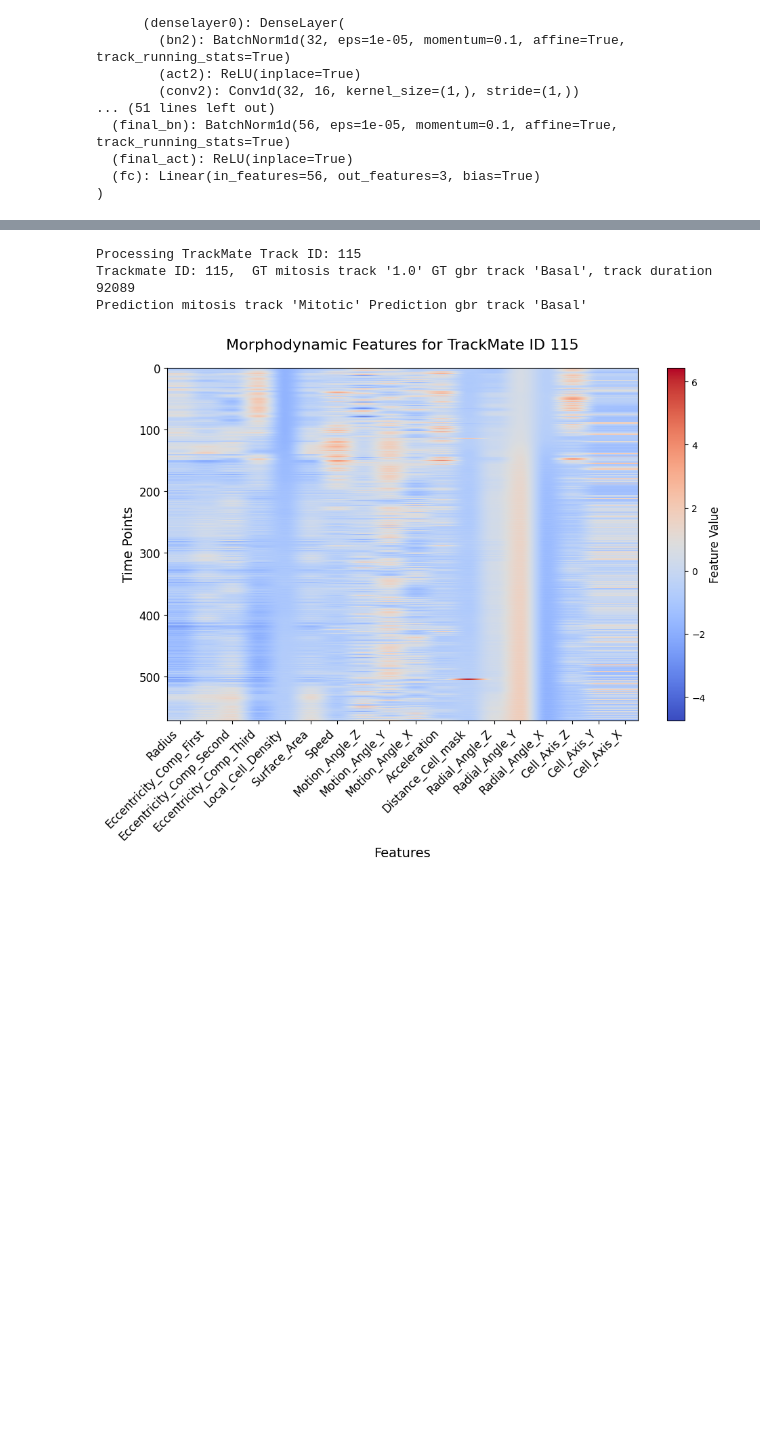
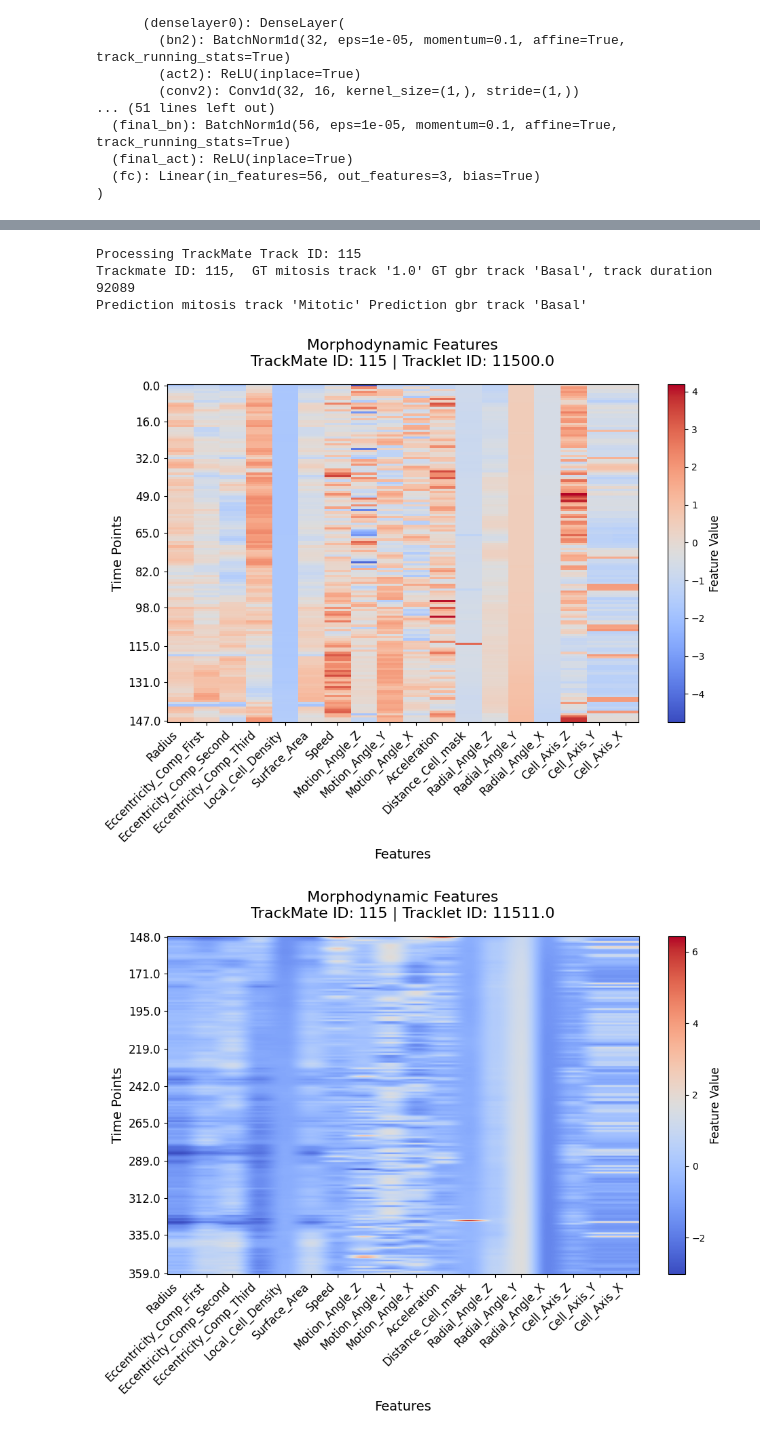
Before and after one commit to kapoorlab/CopenhagenWorkflow, a Jupyter notebook: inception_demo.ipynb, the cells around one changed output, grey strips where cells are left out. Saved outputs shown, nothing was run; the diff lists cells and outputs as text; code cells hidden in the pictures; blank space fills up the shorter version.

Commit message:
figure

```diff
--- a/inception_demo.ipynb
+++ b/inception_demo.ipynb
@@ -118,52 +118,69 @@ def process_trackmate_id(trackmate_id):
 
     gbr_prediction = inception_model_prediction(tracks_dataframe, trackmate_id, tracklet_length, class_map_gbr, morphodynamic_model=gbr_morpho_torch_model, device=device)
     mitosis_prediction = inception_model_prediction(tracks_dataframe, trackmate_id, tracklet_length, class_map_mitosis, morphodynamic_model=mitosis_morpho_torch_model, device=device)
     if len(tracks_dataframe[tracks_dataframe['TrackMate Track ID'] == trackmate_id]) > 0:
         track_duration = tracks_dataframe[tracks_dataframe['TrackMate Track ID'] == trackmate_id]['Track Duration'].iloc[0]
         track_mitosis = tracks_dataframe[tracks_dataframe['TrackMate Track ID'] == trackmate_id]['Dividing'].iloc[0]
         track_celltype = tracks_dataframe[tracks_dataframe['TrackMate Track ID'] == trackmate_id]['Cell_Type'].iloc[0]
         print(f"Trackmate ID: {trackmate_id},  GT mitosis track '{track_mitosis}' GT gbr track '{track_celltype}', track duration {track_duration}")
         print(f"Prediction mitosis track '{mitosis_prediction}' Prediction gbr track '{gbr_prediction}'")
-        morphodynamic_features = tracks_dataframe[tracks_dataframe['TrackMate Track ID'] == trackmate_id][SHAPE_DYNAMIC_FEATURES].to_numpy()
-        fig_width = max(10, len(SHAPE_DYNAMIC_FEATURES) * 0.5)
-        plt.figure(figsize=(fig_width, 8))
-        plt.imshow(morphodynamic_features,aspect='auto', cmap='coolwarm')
+        track_data = tracks_dataframe[tracks_dataframe['TrackMate Track ID'] == trackmate_id]
+        for tracklet_id in track_data['Track ID'].unique():
+                tracklet_data = track_data[track_data['Track ID'] == tracklet_id]
 
-        plt.title(f'Morphodynamic Features for TrackMate ID {trackmate_id}', fontsize=16, pad=20)
-        plt.xlabel('Features', fontsize=14)
-        plt.ylabel('Time Points', fontsize=14)
+                tracklet_features = tracklet_data.sort_values('t')[SHAPE_DYNAMIC_FEATURES].to_numpy()
+                time_points = tracklet_data.sort_values('t')['t'].to_numpy()
+                fig_width = max(10, len(SHAPE_DYNAMIC_FEATURES) * 0.5)
+                plt.figure(figsize=(fig_width, 8))
 
-        plt.xticks(
-                ticks=np.arange(len(SHAPE_DYNAMIC_FEATURES)),
-                labels=SHAPE_DYNAMIC_FEATURES,
-                fontsize=12,
-                rotation=45,
-                ha='right'
-            )
-        plt.yticks(fontsize=12)
+                # Plot heatmap
+                plt.imshow(tracklet_features, aspect='auto', cmap='coolwarm')
 
-        cbar = plt.colorbar()
-        cbar.set_label('Feature Value', fontsize=12)
-        cbar.ax.tick_params(labelsize=10)
+                plt.title(f'Morphodynamic Features\nTrackMate ID: {trackmate_id} | Tracklet ID: {tracklet_id}',
+                        fontsize=16, pad=20)
+                plt.xlabel('Features', fontsize=14)
+                plt.ylabel('Time Points', fontsize=14)
 
-        # Improving layout
-        plt.tight_layout()
-        plt.show()
+                plt.xticks(
+                    ticks=np.arange(len(SHAPE_DYNAMIC_FEATURES)),
+                    labels=SHAPE_DYNAMIC_FEATURES,
+                    fontsize=12,
+                    rotation=45,
+                    ha='right'
+                )
+                num_ticks = 10
+                tick_indices = np.linspace(0, len(time_points) - 1, num_ticks, dtype=int)
+                tick_labels = time_points[tick_indices]
+
+                plt.yticks(
+                    ticks=tick_indices,
+                    labels=tick_labels,
+                    fontsize=12
+                )
+
+                cbar = plt.colorbar()
+                cbar.set_label('Feature Value', fontsize=12)
+                cbar.ax.tick_params(labelsize=10)
+
+                # Improve layout and display the plot
+                plt.tight_layout()
+                plt.show()
 
     else:
         print(f'Dataframe is empty skipping {trackmate_id}')
 
 def on_slider_change(change):
     process_trackmate_id(change['new'])
 
 
 
 trackmate_slider.observe(on_slider_change, names='value')
 
 process_trackmate_id(trackmate_slider.value)
 # %% [output]
 SelectionSlider(continuous_update=False, description='TrackMate ID:', options=(115, 189, 111, 145, 60, 30, 114…
 Processing TrackMate Track ID: 115
 Trackmate ID: 115,  GT mitosis track '1.0' GT gbr track 'Basal', track duration 92089
 Prediction mitosis track 'Mitotic' Prediction gbr track 'Basal'
-[figure, old version]
+[figure, new version]
+[figure, added]
```
Also changed, not shown: parts of 1 cell of this notebook.
